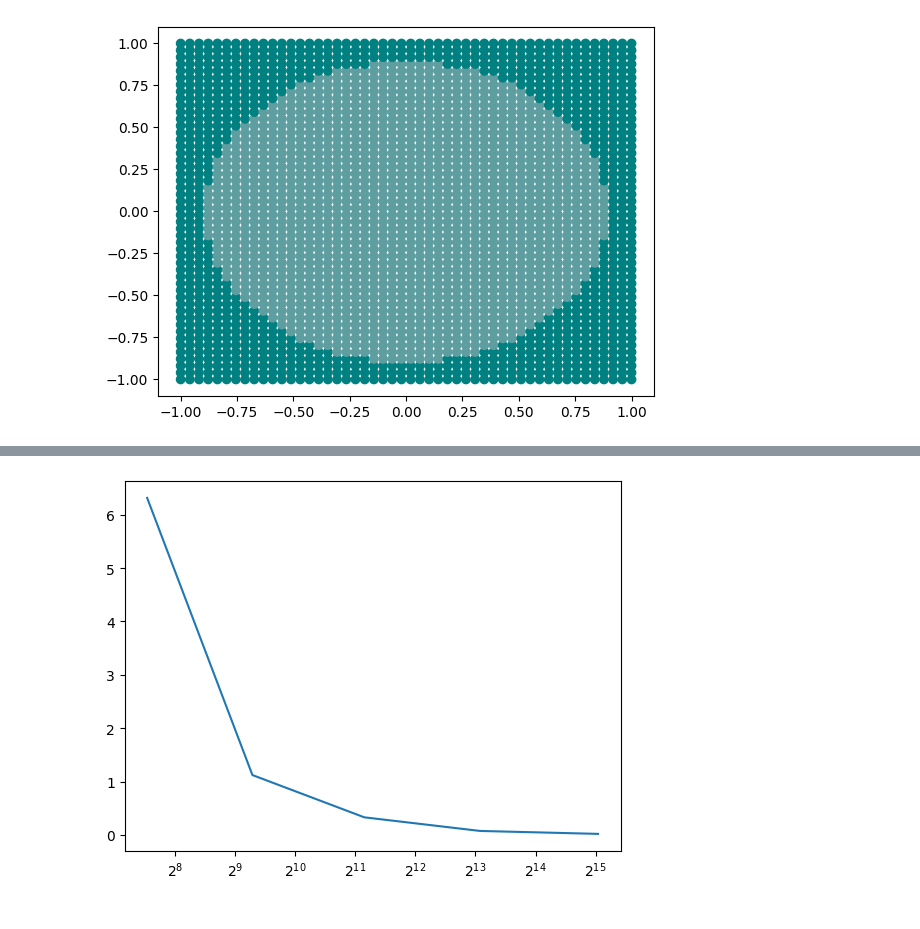
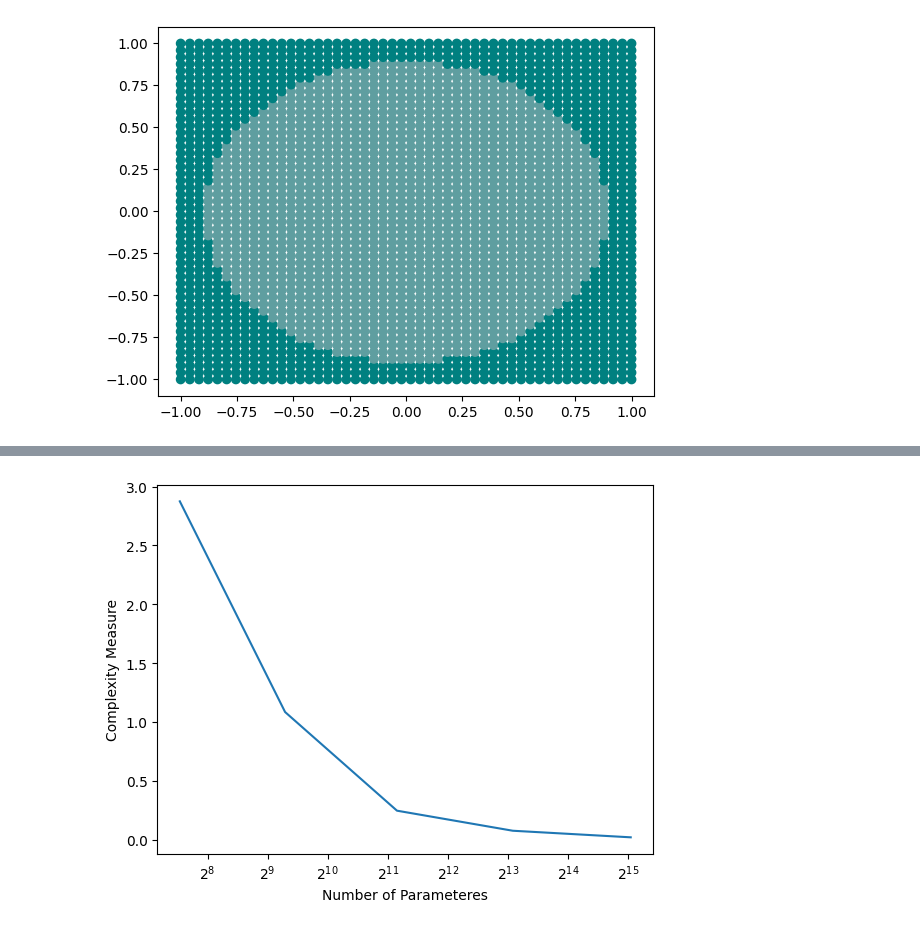
Before and after one commit to ThomasWalker1/Generalization-of-Neural-Networks, a Jupyter notebook: Generalization in Deep Learning/Tangent Kernel/tangent_kernel_complexity.ipynb, the cells around one changed output, grey strips where cells are left out. Saved outputs shown, nothing was run; the diff lists cells and outputs as text; code cells hidden in the pictures.

Commit message:
Tangent Kernel Complexity

```diff
--- a/Generalization in Deep Learning/Tangent Kernel/tangent_kernel_complexity.ipynb
+++ b/Generalization in Deep Learning/Tangent Kernel/tangent_kernel_complexity.ipynb
@@ -119,7 +119,7 @@ for k in range(5):
     epoch_list=[0]
     l=1
     n=1
-    model = NeuralNet(2,2**(k+3),2)
+    model = NeuralNet(2,2**(k+5),2)
     ReLU_glorot_init(model)
     opt = SGD(model.parameters(), lr=LR)
     lossFunc = nn.CrossEntropyLoss()
@@ -155,5 +155,8 @@ Epoch 20: Loss 0.009953578002750874, Training Accuracy 0.951, Complexity: 651.31
 # %%
 plt.plot(parameter_count, norm_complexities)
 plt.xscale('log', base=2)
+plt.xlabel('Number of Parameteres')
+plt.ylabel('Complexity Measure')
+plt.savefig('plots/Tangent_Kernel_Complexity.png')
 # %% [output]
-[figure, old version]
+[figure, new version]
```
Also changed, not shown: parts of 1 cell of this notebook, 2 other files.
